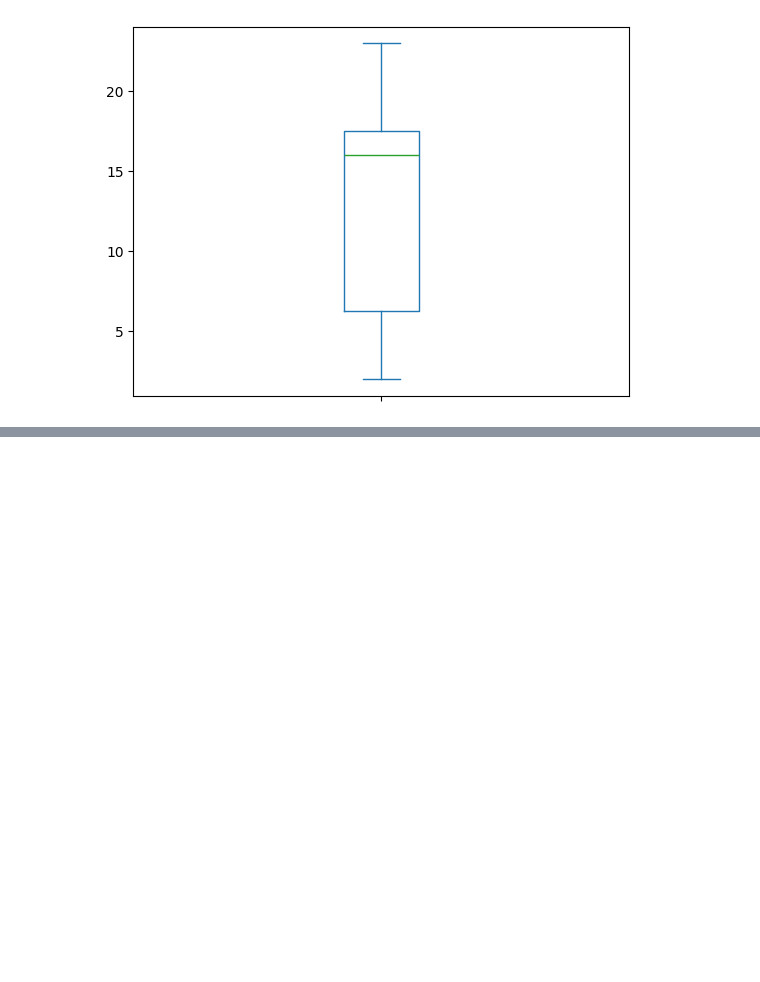
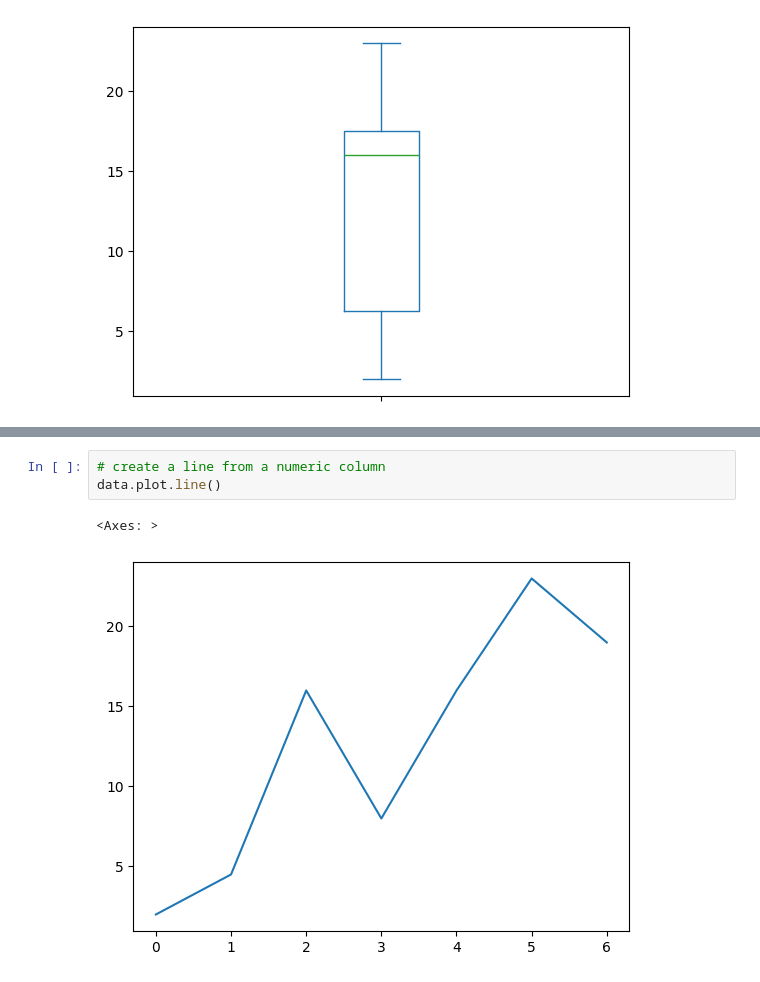
Before and after one commit to arunadas/effective-pandas, a Jupyter notebook: series/generic/ploting-series.ipynb, the cells around one changed output, grey strips where cells are left out. Saved outputs shown, nothing was run; the diff lists cells and outputs as text; blank space fills up the shorter version.

```diff
--- a/series/generic/ploting-series.ipynb
+++ b/series/generic/ploting-series.ipynb
@@ -238,0 +243,6 @@ data.plot.box()
+# %%
+# create a line from a numeric column
+data.plot.line()
+# %% [output]
+<Axes: >
+[figure, added]
```
Also changed, not shown: parts of 2 cells of this notebook.
